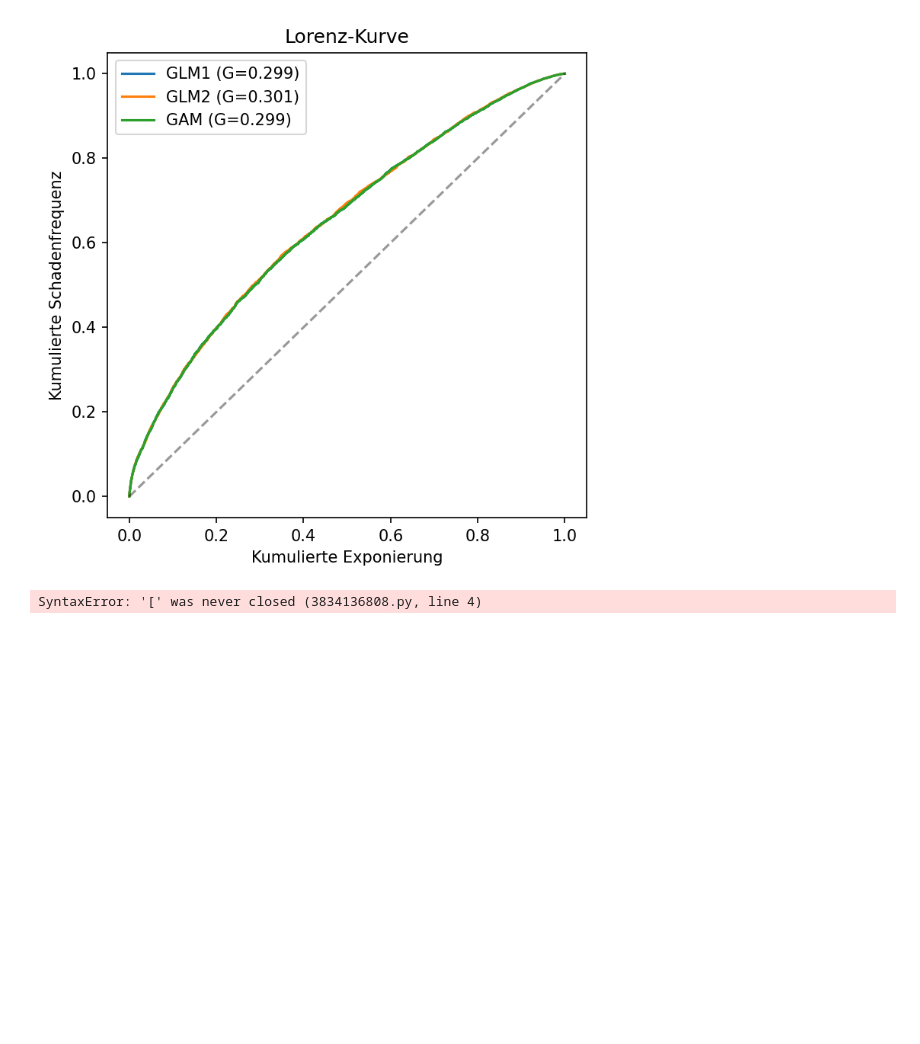
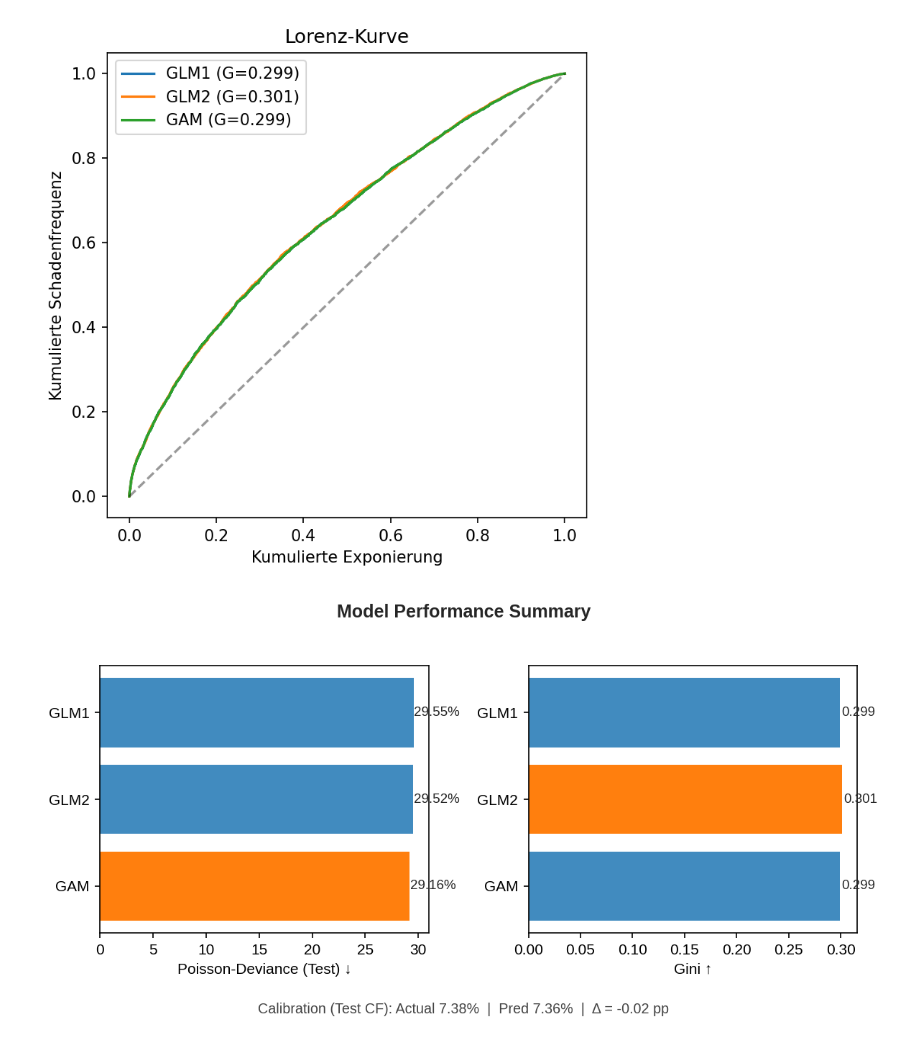
Before and after one commit to FisherSteve/freMTPL2-pricing, a Jupyter notebook: notebooks/03_glm_gam_boosting.ipynb, the cells around one changed output. Saved outputs shown, nothing was run; the diff lists cells and outputs as text; code cells hidden in the pictures; blank space fills up the shorter version.

Commit message:
feat: updated glm_gam plots

```diff
--- a/notebooks/03_glm_gam_boosting.ipynb
+++ b/notebooks/03_glm_gam_boosting.ipynb
@@ -687,55 +687,46 @@ Gini (GAM):  0.299
 [figure]
 # %%
 models = ["GLM1", "GLM2", "GAM"]
-
-# PDW (Test)
-pdw_vals = [
-    float(pdw_glm1_test),
-    float(pdw_g2),
-    float(pdw_g1)
-
-# Gini – aus deinem Gini-Block
-gini_vals = [float(g_glm1), float(g_glm2), float(g_gam)]
-
-# Kalibrierung (Claim Frequency) – trage real ein, falls als Variablen vorhanden
-cf_actual = 7.38
-cf_pred   = 7.36
-calib_delta = cf_pred - cf_actual   # sollte nahe 0 liegen
-
-# Figure
-os.makedirs("../figures", exist_ok=True)
-fig, axes = plt.subplots(1, 2, figsize=(8.5, 4), dpi=150)
+pdw_vals = [29.55, 29.52, 29.16]
+gini_vals = [0.299, 0.301, 0.299]
+cf_actual, cf_pred = 7.38, 7.36
+calib_delta = cf_pred - cf_actual
+fig, axes = plt.subplots(1, 2, figsize=(8, 3.8), dpi=150)
 ax1, ax2 = axes
 
-# --- PDW (lower is better) ---
+# --- Stil ---
+plt.style.use("seaborn-v0_8-whitegrid")
+
+# Farben
+highlight = "#1f77b4"  # neutrales Blau
+accent = "#ff7f0e"     # dezentes Orange
+
+# --- PDW Plot ---
 y = np.arange(len(models))
-ax1.barh(y, pdw_vals)
-ax1.set_yticks(y, labels=models)
+ax1.barh(y, pdw_vals, color=highlight, alpha=0.85)
+ax1.barh(np.argmin(pdw_vals), pdw_vals[np.argmin(pdw_vals)], color=accent)
+ax1.set_yticks(y, models)
 ax1.invert_yaxis()
 ax1.set_xlabel("Poisson-Deviance (Test) ↓")
-# kleinste PDW markieren
-best_idx = int(np.argmin(pdw_vals))
-ax1.barh(best_idx, pdw_vals[best_idx])  # (Farben nicht setzen → default)
 for i, v in enumerate(pdw_vals):
-    ax1.text(v, i, f" {v:.2f}%", va="center")
+    ax1.text(v + 0.05, i, f"{v:.2f}%", va="center", fontsize=9)
 
-# --- Gini (higher is better) ---
-ax2.barh(y, gini_vals)
-ax2.set_yticks(y, labels=models)
+# --- Gini Plot ---
+ax2.barh(y, gini_vals, color=highlight, alpha=0.85)
+ax2.barh(np.argmax(gini_vals), gini_vals[np.argmax(gini_vals)], color=accent)
+ax2.set_yticks(y, models)
 ax2.invert_yaxis()
 ax2.set_xlabel("Gini ↑")
-best_idx_g = int(np.argmax(gini_vals))
-ax2.barh(best_idx_g, gini_vals[best_idx_g])
 for i, v in enumerate(gini_vals):
-    ax2.text(v, i, f" {v:.3f}", va="center")
+    ax2.text(v + 0.002, i, f"{v:.3f}", va="center", fontsize=9)
 
-# --- kleine Kalibrierungsbox unten ---
-txt = f"Calibration (Test CF): Actual {cf_actual:.2f}% vs. Pred {cf_pred:.2f}%  •  Δ = {calib_delta:+.2f} pp"
-fig.suptitle("Model Performance Summary", y=0.98, fontsize=12)
-fig.text(0.5, 0.02, txt, ha="center")
+# --- Gesamttitel + Kalibrierungsbox ---
+fig.suptitle("Model Performance Summary", fontsize=12, fontweight="semibold", y=0.98)
+txt = f"Calibration (Test CF): Actual {cf_actual:.2f}%  |  Pred {cf_pred:.2f}%  |  Δ = {calib_delta:+.2f} pp"
+fig.text(0.5, -0.02, txt, ha="center", fontsize=9.5, color="#444")
 
-plt.tight_layout(rect=[0, 0.05, 1, 0.95])
+plt.tight_layout(rect=[0, 0.03, 1, 0.95])
 plt.savefig("../figures/perf_summary.png", bbox_inches="tight", dpi=150)
 plt.show()
 # %% [output]
-SyntaxError: '[' was never closed (3834136808.py, line 4)
+[figure, added]
```
